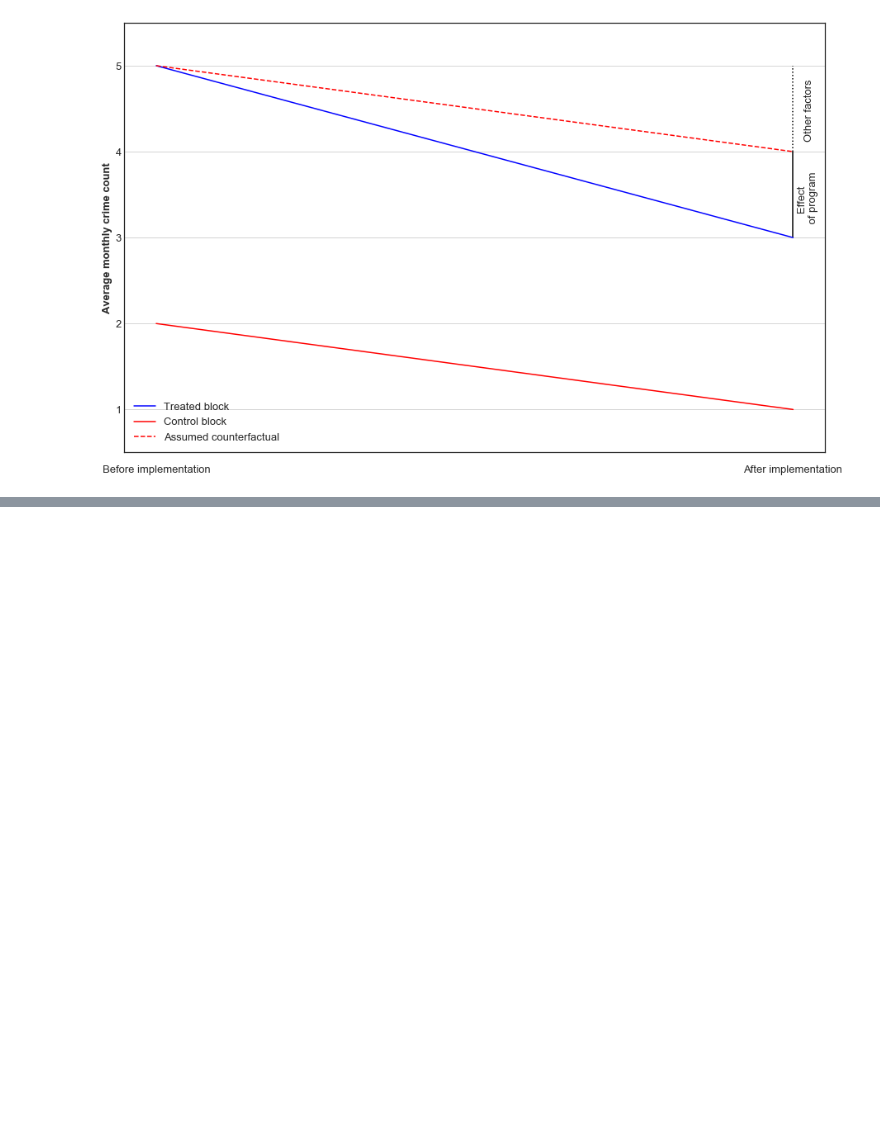
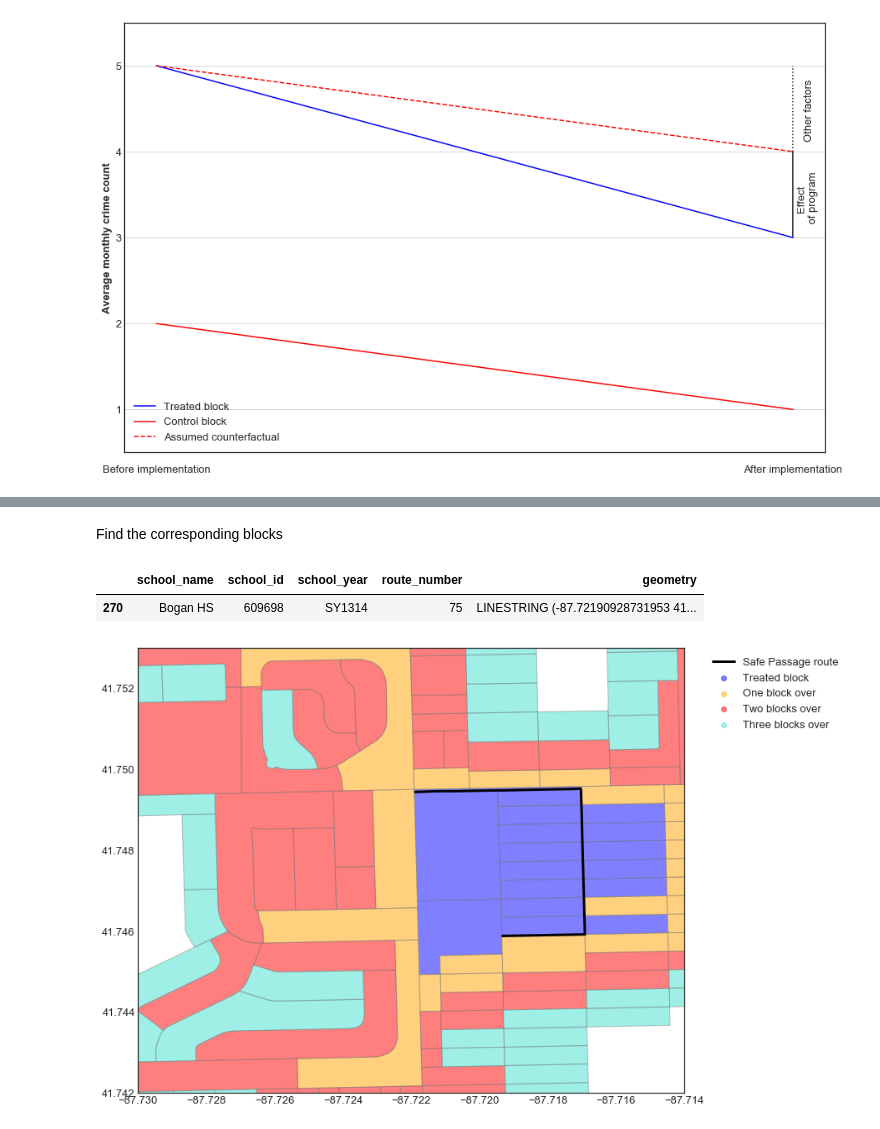
Before and after one commit to binste/chicago_safepassage_evaluation, a Jupyter notebook: notebooks/5_analysis/1.0-binste-analyze-crime-results-census-block-level.ipynb, the cells around one changed output, grey strips where cells are left out. Saved outputs shown, nothing was run; the diff lists cells and outputs as text; code cells hidden in the pictures; blank space fills up the shorter version.

Commit message:
Added illustration of block categorization

```diff
--- a/notebooks/5_analysis/1.0-binste-analyze-crime-results-census-block-level.ipynb
+++ b/notebooks/5_analysis/1.0-binste-analyze-crime-results-census-block-level.ipynb
@@ -660,0 +665,48 @@ plt.savefig('../../docs/figures/didfigure.png', dpi=800, transparent=True);
+# %% [markdown]
+Find the corresponding blocks
+# %%
+ill_blocks = blocks_full[blocks_full['school_year'] == 'SY1314'].cx[-87.825:-87.615, 41.6425:41.8525]
+# %%
+ill_route = routes[(routes['route_number'] == 75) & (routes['school_year'] == 'SY1314')]
+# %%
+ill_blocks['info'] = ill_blocks['info'].map({
+    'treated':
+    'Treated',
+    'one over':
+    'One over',
+    'two over':
+    'Two over',
+    'three over':
+    'Three over',
+    '-':
+    '-'
+})
+# %%
+ill_blocks = ill_blocks.query('info != "-"')
+# %%
+ill_route.head()
+# %% [output]
+|  | school_name | school_id | school_year | route_number | geometry |
+| 270 | Bogan HS | 609698 | SY1314 | 75 | LINESTRING (-87.72190928731953 41... |
+# %%
+fig, ax = plt.subplots()
+ill_blocks.query('info == "Treated"').plot(ax=ax, color='blue', alpha=0.5, edgecolor='grey')
+ill_blocks.query('info == "One over"').plot(ax=ax, color='orange', alpha=0.5, edgecolor='grey')
+ill_blocks.query('info == "Two over"').plot(ax=ax, color='red', alpha=0.5, edgecolor='grey')
+ill_blocks.query('info == "Three over"').plot(ax=ax, color='turquoise', alpha=0.5, edgecolor='grey')
+ill_route.plot(ax=ax, color='black', linewidth=3)
+
+# Plot empty points to create legend
+plt.scatter([], [], color='blue', alpha=0.5, label='Treated block')
+plt.scatter([], [], color='orange', alpha=0.5, label='One block over')
+plt.scatter([], [], color='red', alpha=0.5, label='Two blocks over')
+plt.scatter([], [], color='turquoise', alpha=0.5, label='Three blocks over')
+plt.plot([], [], color='black', linewidth=3, label='Safe Passage route')
+
+ax.legend(loc='upper right', bbox_to_anchor=(1.3, 1))
+ax.set_xlim(-87.730, -87.714)
+ax.set_ylim(41.742, 41.753)
+plt.tight_layout()
+plt.savefig('../../docs/figures/blockgroups.png', dpi=800, transparent=True);
+# %% [output]
+[figure, added]
```
Also changed, not shown: parts of 4 cells of this notebook, 2 other files.
